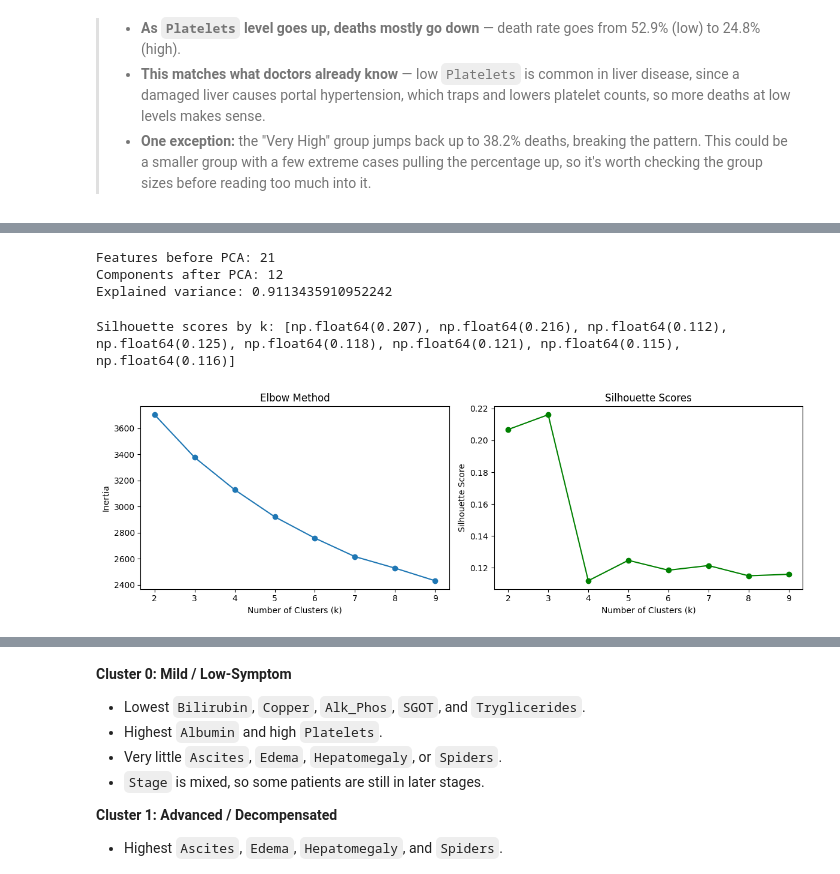
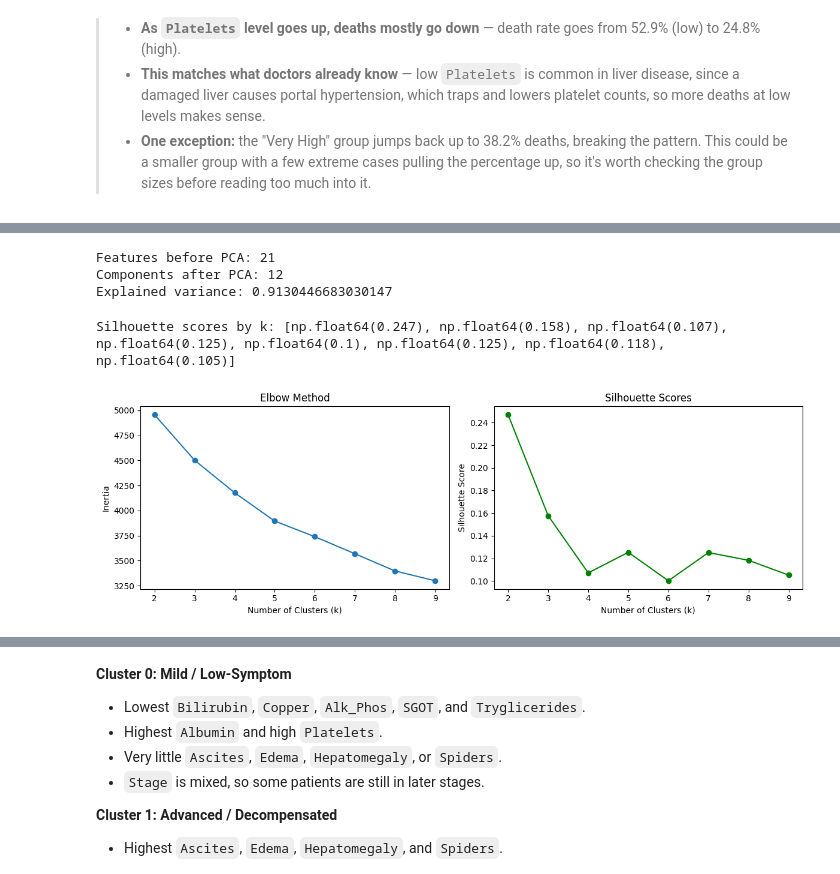
Before and after one commit to swirita/Cirrhosis-Prediction, a Jupyter notebook: Cirrhosis_Prediction.ipynb, the cells around one changed output, grey strips where cells are left out. Saved outputs shown, nothing was run; the diff lists cells and outputs as text; code cells hidden in the pictures.

```diff
--- a/Cirrhosis_Prediction.ipynb
+++ b/Cirrhosis_Prediction.ipynb
@@ -1220,3 +1217,3 @@ plot_status_by_feature_group(df, 'Platelets')
-# %%
-X_train_pre = preprocessor.fit_transform(X_train)
-X_test_pre = preprocessor.transform(X_test)
+# %%
+df_pre=preprocessor.fit_transform(df)
+df_pre.head()
@@ -1224,43 +1229,42 @@ X_test_pre = preprocessor.transform(X_test)
 # PCA
 pca = PCA(n_components=0.90, random_state=42)
 
-X_train_pca = pca.fit_transform(X_train_pre)
-X_test_pca = pca.transform(X_test_pre)
+df_pca= pca.fit_transform(df_pre)
 
-print("Features before PCA:", X_train_pre.shape[1])
-print("Components after PCA:", X_train_pca.shape[1])
+print("Features before PCA:", df_pre.shape[1])
+print("Components after PCA:", df_pca.shape[1])
 print("Explained variance:", pca.explained_variance_ratio_.sum())
 # %% [output]
 Features before PCA: 21
 Components after PCA: 12
-Explained variance: 0.9113435910952242
+Explained variance: 0.9130446683030147
 # %%
 # Try a range of cluster counts and compare inertia (elbow) and silhouette score
 k_range = range(2, 10);
 inertias = [];
 sil_scores = [];
 
 for k in k_range:
     km_test = KMeans(n_clusters=k, random_state=42, n_init=10);
-    labels = km_test.fit_predict(X_train_pre);
+    labels = km_test.fit_predict(df_pre);
     inertias.append(km_test.inertia_);
-    sil_scores.append(silhouette_score(X_train_pre, labels));
+    sil_scores.append(silhouette_score(df_pre, labels));
 
 fig, axes = plt.subplots(1, 2, figsize=(12, 4));
 
 axes[0].plot(list(k_range), inertias, marker='o');
 axes[0].set_title("Elbow Method");
 axes[0].set_xlabel("Number of Clusters (k)");
 axes[0].set_ylabel("Inertia");
 
 axes[1].plot(list(k_range), sil_scores, marker='o', color='green');
 axes[1].set_title("Silhouette Scores");
 axes[1].set_xlabel("Number of Clusters (k)");
 axes[1].set_ylabel("Silhouette Score");
 
 plt.tight_layout();
 
 print("Silhouette scores by k:", [round(s, 3) for s in sil_scores]);
 # %% [output]
-Silhouette scores by k: [np.float64(0.207), np.float64(0.216), np.float64(0.112), np.float64(0.125), np.float64(0.118), np.float64(0.121), np.float64(0.115), np.float64(0.116)]
+Silhouette scores by k: [np.float64(0.247), np.float64(0.158), np.float64(0.107), np.float64(0.125), np.float64(0.1), np.float64(0.125), np.float64(0.118), np.float64(0.105)]
-[figure, old version]
+[figure, new version]
```
Also changed, not shown: parts of 31 cells of this notebook.
